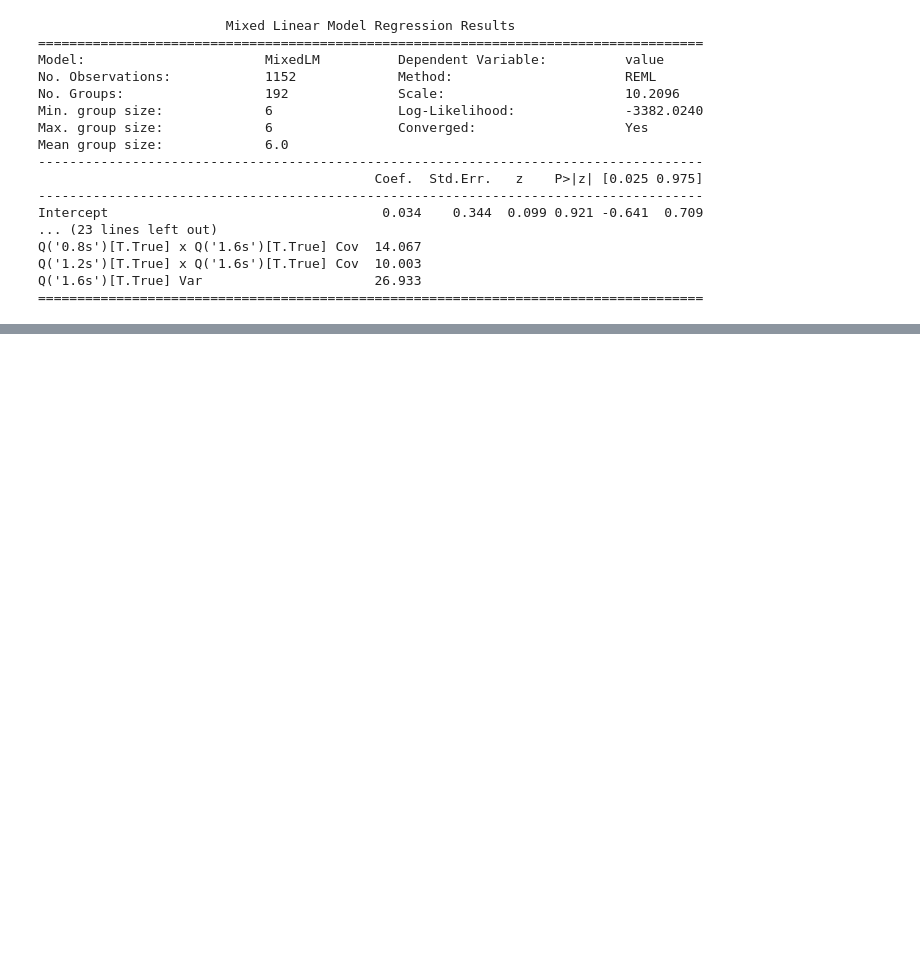
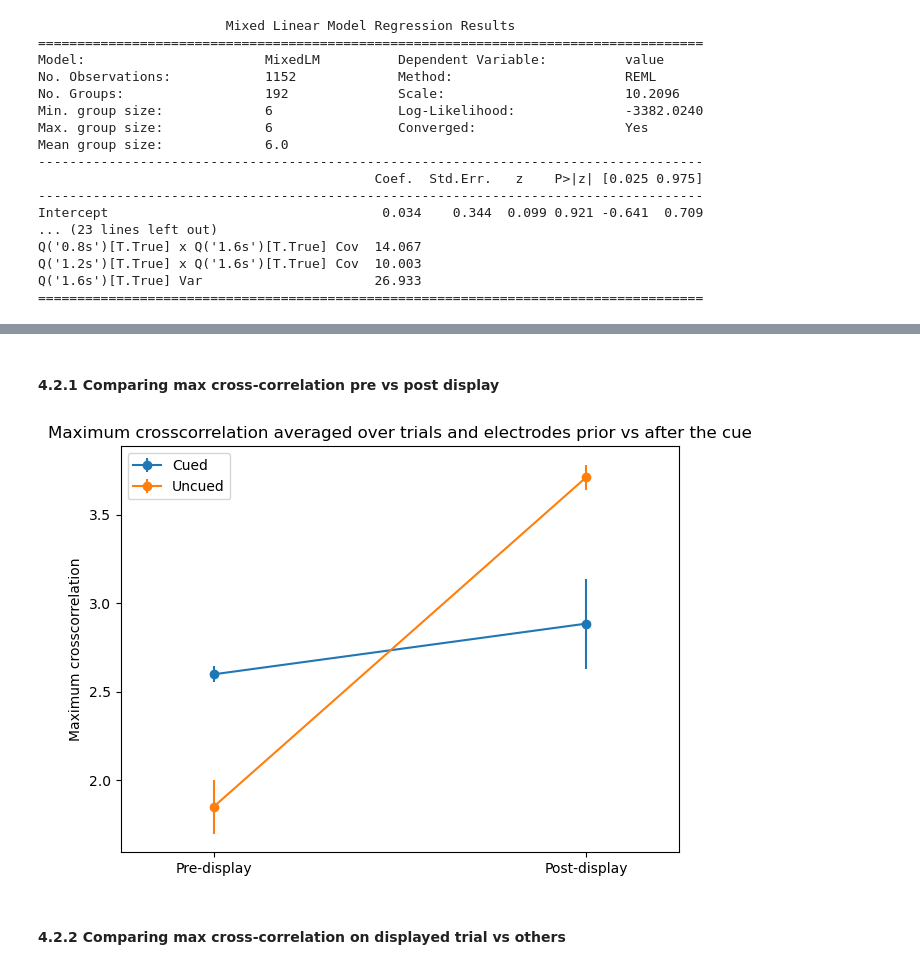
Before and after one commit to LpZamora/RIFT_thesis_expe1, a Jupyter notebook: 3b_noise_analysis_A2.ipynb, the cells around one changed output, grey strips where cells are left out. Cells and saved outputs as stored; diff of their text form; code cells hidden in the pictures; blank space fills up the shorter version.

Commit message:
Final clean-up after submission

```diff
--- a/3b_noise_analysis_A2.ipynb
+++ b/3b_noise_analysis_A2.ipynb
@@ -990,0 +659,24 @@ Applying baseline correction (mode: mean)
+# %% [markdown]
+#### 4.2.1 Comparing max cross-correlation pre vs post display
+# %%
+cor_with_cued = np.concatenate([cor_with_cued_for_cuedR,cor_with_cued_for_cuedL])
+cor_with_uncued = np.concatenate([cor_with_uncued_for_cuedR,cor_with_uncued_for_cuedL])
+
+
+max_precue_cued = np.abs(normalize_per_trial(np.mean(cor_with_cued, axis=0))[:,:cor_with_cued.shape[-1]//2+1]).max(axis=-1)
+max_postcue_cued = np.abs(normalize_per_trial(np.mean(cor_with_cued, axis=0))[:,-cor_with_cued.shape[-1]//2:]).max(axis=-1)
+plt.errorbar(x=[0,1], y=[np.mean(max_precue_cued), np.mean(max_postcue_cued)],
+                yerr=[np.std(max_precue_cued), np.std(max_postcue_cued)], fmt='o-', label='Cued')
+max_precue_uncued = np.abs(normalize_per_trial(np.mean(cor_with_uncued, axis=0))[:,:cor_with_cued.shape[-1]//2+1]).max(axis=-1)
+max_postcue_uncued = np.abs(normalize_per_trial(np.mean(cor_with_uncued, axis=0))[:,-cor_with_cued.shape[-1]//2:]).max(axis=-1)
+plt.errorbar(x=[0,1], y=[np.mean(max_precue_uncued), np.mean(max_postcue_uncued)],
+                yerr=[np.std(max_precue_uncued), np.std(max_postcue_uncued)], fmt='o-', label='Uncued')
+
+plt.xticks([0,1],['Pre-display', 'Post-display'])
+plt.title('Maximum crosscorrelation averaged over trials and electrodes prior vs after the cue')
+plt.legend()
+plt.ylabel('Maximum crosscorrelation')
+plt.xlim(-.25, 1.25)
+plt.tight_layout()
+# %% [output]
+[figure, added]
@@ -990,0 +696,2 @@ Applying baseline correction (mode: mean)
+# %% [markdown]
+#### 4.2.2 Comparing max cross-correlation on displayed trial vs others
```
Also changed, not shown: parts of 56 cells of this notebook, 28 other files.
